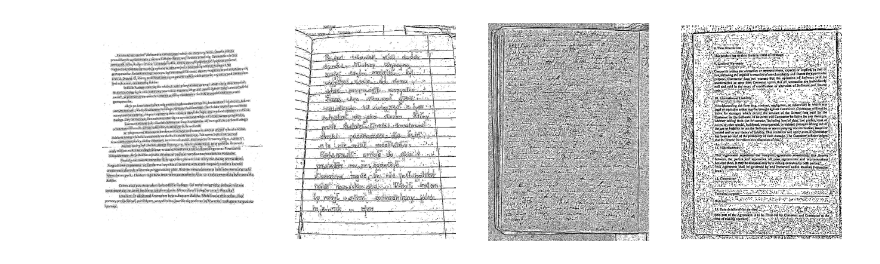
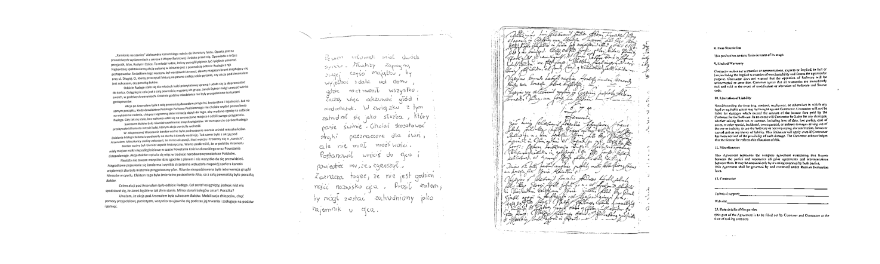
Before and after one commit to wikolego/wikolego-repository, a Jupyter notebook: ai-path/projects/image-to-black-white/src/UsingBuiltInMethods.ipynb, the cells around one changed output. Saved outputs shown, nothing was run; the diff lists cells and outputs as text; code cells hidden in the pictures.

```diff
--- a/ai-path/projects/image-to-black-white/src/UsingBuiltInMethods.ipynb
+++ b/ai-path/projects/image-to-black-white/src/UsingBuiltInMethods.ipynb
@@ -89,32 +90,32 @@ rows = 1
 fig = plt.figure(figsize=(16, 8))
 
 images = []
 
 index = 1
 for nazwa_pliku in nazwy_plikow:
     if not os.path.exists(nazwa_pliku):
         print("plik", nazwa_pliku, "nie istnieje")
         continue
 
     img = cv2.imread(nazwa_pliku)
     img = cv2.cvtColor(img, cv2.COLOR_BGR2GRAY)
 
     # img = cv2.adaptiveThreshold(img, 255, cv2.ADAPTIVE_THRESH_MEAN_C, cv2.THRESH_BINARY, 11, 2)
-    img = cv2.adaptiveThreshold(img, 255, cv2.ADAPTIVE_THRESH_GAUSSIAN_C, cv2.THRESH_BINARY, 11, 2)
+    img = cv2.adaptiveThreshold(img, 255, cv2.ADAPTIVE_THRESH_GAUSSIAN_C, cv2.THRESH_BINARY, 17, 30)
 
     # img = cv2.filter2D(img, -1, kernel1)
 
     images.append(img)
 
     fig.add_subplot(rows, columns, index)
     plt.axis('off')
     plt.imshow(img, cmap=plt.get_cmap('gray'))
 
     index += 1
 
 plt.show()
 
 
 # plt.imshow(img, cmap=plt.get_cmap('gray'))
 # %% [output]
-[figure, old version]
+[figure, new version]
```
Also changed, not shown: parts of 1 cell of this notebook, 2 other files.
